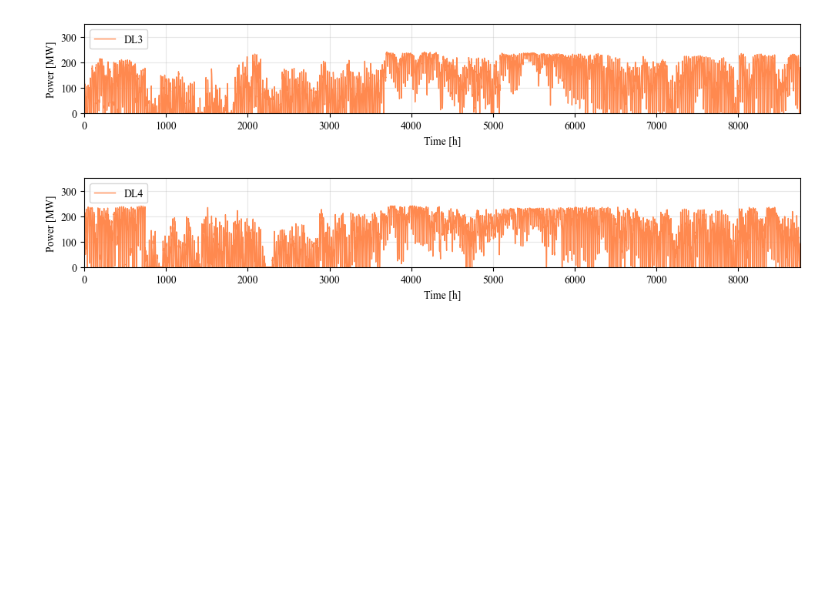
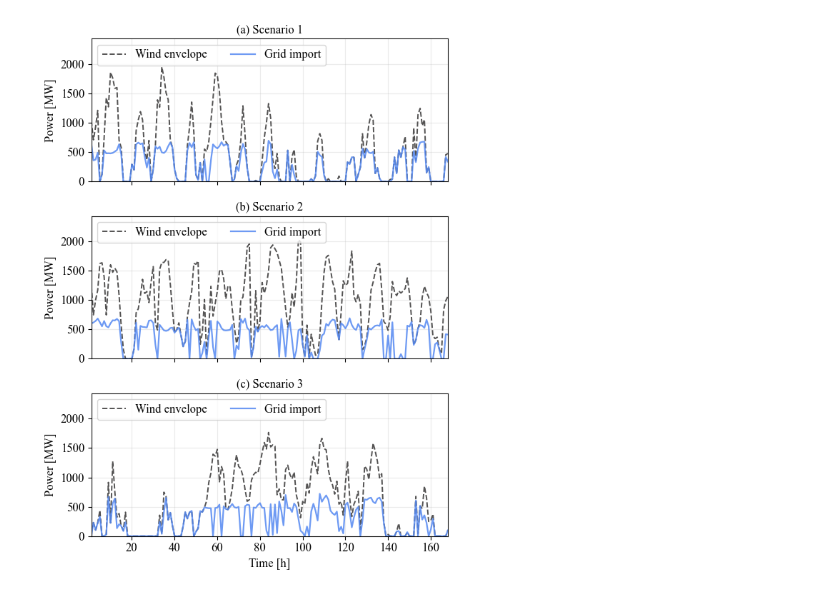
Before and after one commit to LuisOroya/IJHE-WC, a Jupyter notebook: graphics.ipynb, the cells around one changed output. Saved outputs shown, nothing was run; the diff lists cells and outputs as text; code cells hidden in the pictures; blank space fills up the shorter version.

Commit message:
First plots added

```diff
--- a/graphics.ipynb
+++ b/graphics.ipynb
@@ -63,30 +29,50 @@ plt.show()
-# %%
-# Main plot
-fig, ax_main = plt.subplots(figsize=(12, 1.5))
-
-ax_main.plot(DL_3, linewidth=1, color="#FF894F", label=r'DL3')
-ax_main.set_xlabel(r'Time [h]', fontsize=10)
-ax_main.set_ylabel(r'Power [MW]', fontsize=10)
-ax_main.set_xlim(0, 8760)
-ax_main.set_ylim(0, 350)
-ax_main.legend(ncol=5, loc='upper left', fontsize=10)
-ax_main.grid(True, alpha=0.3)
-
-plt.show()
-# %% [output]
-[figure, removed]
-# %%
-# Main plot
-fig, ax_main = plt.subplots(figsize=(12, 1.5))
-
-ax_main.plot(DL_4, linewidth=1, color="#FF894F", label=r'DL4')
-ax_main.set_xlabel(r'Time [h]', fontsize=10)
-ax_main.set_ylabel(r'Power [MW]', fontsize=10)
-ax_main.set_xlim(0, 8760)
-ax_main.set_ylim(0, 350)
-ax_main.legend(ncol=5, loc='upper left', fontsize=10)
-ax_main.grid(True, alpha=0.3)
-
-plt.show()
-# %% [output]
-[figure, removed]
+# %%
+import pandas as pd
+import matplotlib.pyplot as plt
+import numpy as np
+
+# Ensure numeric
+df0["h"] = pd.to_numeric(df0["h"], errors="raise")
+df0["s"] = pd.to_numeric(df0["s"], errors="raise")
+df0["p_grid"] = pd.to_numeric(df0["p_grid"], errors="raise")
+df0["omega"] = pd.to_numeric(df0["omega"], errors="raise")
+
+scenarios = sorted(df0["s"].unique())
+if len(scenarios) != 3:
+    print(f"Warning: expected 3 scenarios, found {len(scenarios)} -> {scenarios}")
+
+# Common y-limits for fair comparison
+ymax = np.nanmax([df0["p_grid"].max(), df0["omega"].max()])
+ymin = 0.0
+
+fig, axes = plt.subplots(
+    nrows=len(scenarios), ncols=1,
+    figsize=(6, 8.0),
+    sharex=True, sharey=True
+)
+
+if len(scenarios) == 1:
+    axes = [axes]
+
+for idx, (ax, s) in enumerate(zip(axes, scenarios)):
+    d = df0[df0["s"] == s].sort_values("h")
+
+    ax.plot(d["h"], d["omega"], linestyle="--", linewidth=1.4, label="Wind envelope", color="#363535", alpha = 0.85)
+    ax.plot(d["h"], d["p_grid"], linestyle="-",  linewidth=1.6, label="Grid import", color="#5589F2", alpha = 0.85)
+
+
+    ax.set_ylim(ymin, ymax*1.2)
+    ax.set_xlim(d["h"].min(), d["h"].max())
+    ax.set_ylabel("Power [MW]")
+    ax.grid(True, axis="both", alpha=0.25)
+    ax.legend(loc="upper left", fontsize=12, ncols=2)
+    panel = chr(ord("a") + idx)
+    ax.set_title(f"({panel}) Scenario {int(s)}", loc="center", fontsize=12)
+
+axes[-1].set_xlabel("Time [h]")
+
+plt.tight_layout()
+plt.savefig("grid_power_comparison.pdf", bbox_inches="tight")
+plt.show()
+# %% [output]
+[figure, added]
```
Also changed, not shown: parts of 9 cells of this notebook, 36 other files.
